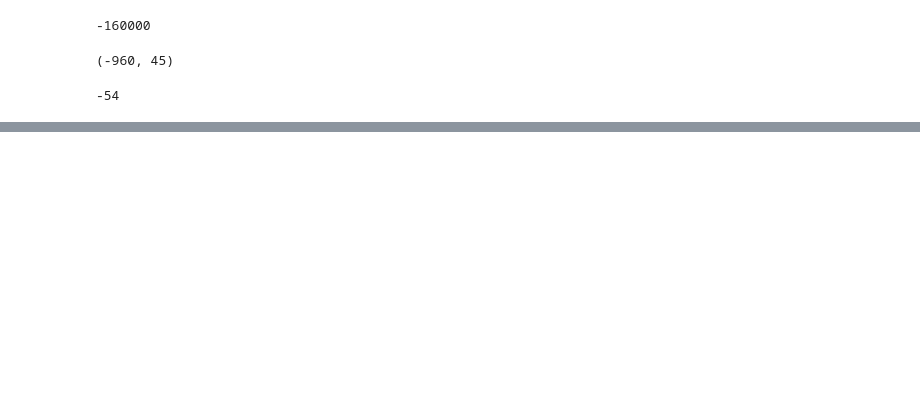
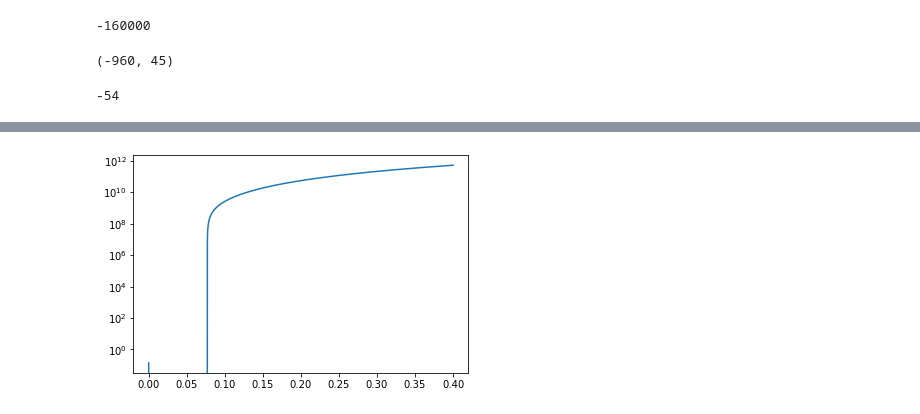
Before and after one commit to akjoelhede/Complex-Physics, a Jupyter notebook: Ising_model.ipynb, the cells around one changed output, grey strips where cells are left out. Saved outputs shown, nothing was run; the diff lists cells and outputs as text; code cells hidden in the pictures; blank space fills up the shorter version.

```diff
--- a/Ising_model.ipynb
+++ b/Ising_model.ipynb
@@ -125,0 +131,7 @@ print(n_max)
+# %%
+
+
+plt.plot(temp,exp_E)
+plt.yscale('log')
+# %% [output]
+[figure, added]
```
Also changed, not shown: parts of 6 cells of this notebook.
